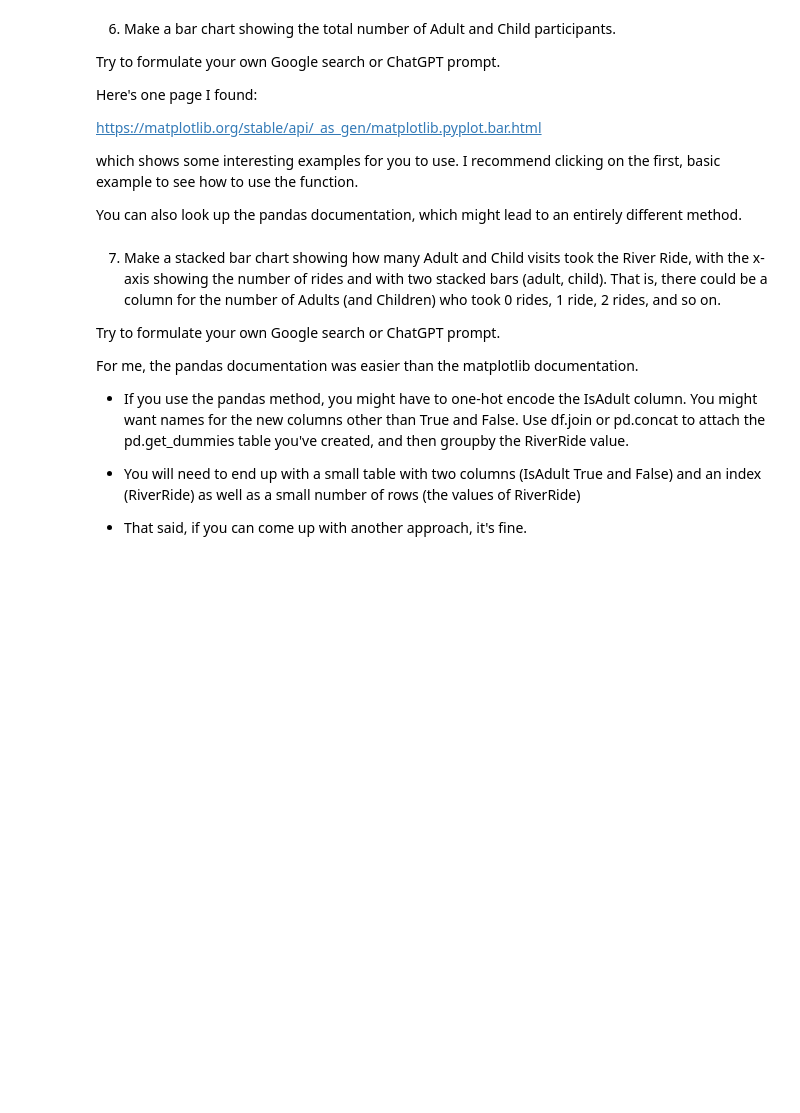
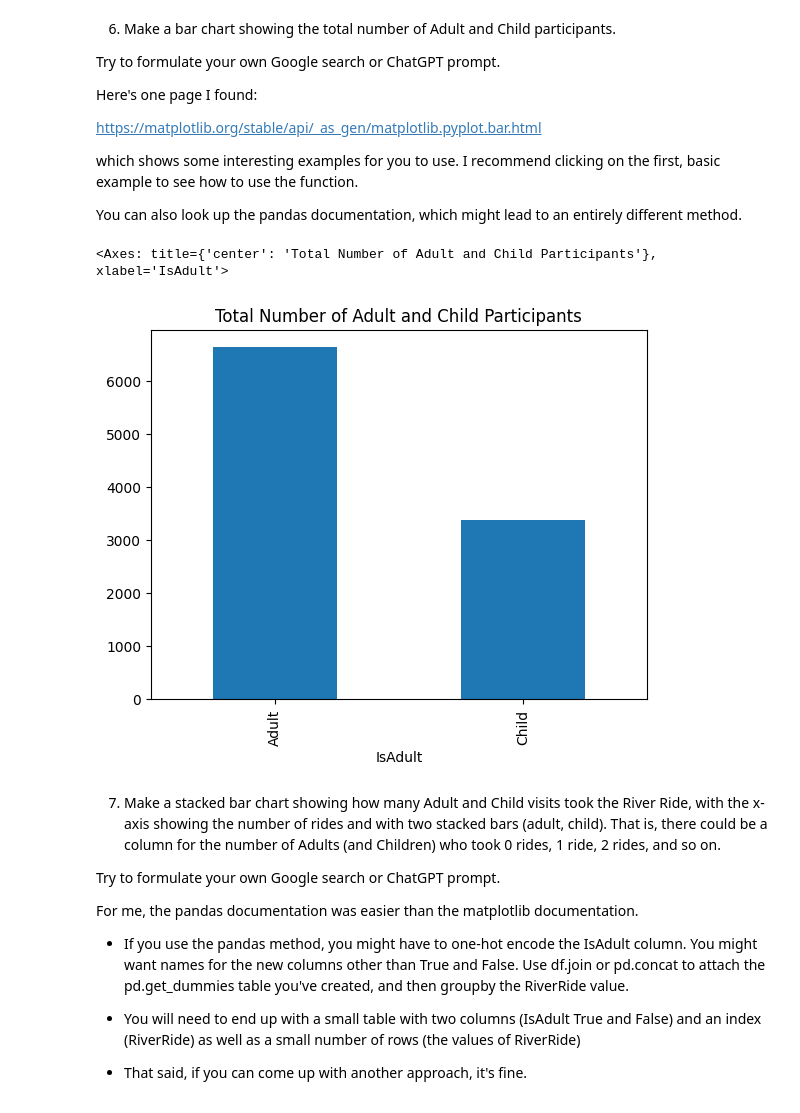
Before and after one commit to Ian123Ian595/Module-B-semester-2, a Jupyter notebook: Week3.ipynb, the cells around one changed output. Drawn from its saved outputs; the diff is of its cells as text; code cells hidden in the pictures; blank space fills up the shorter version.

```diff
--- a/Week3.ipynb
+++ b/Week3.ipynb
@@ -159,6 +311,11 @@ https://matplotlib.org/stable/api/_as_gen/matplotlib.pyplot.bar.html
 which shows some interesting examples for you to use.  I recommend clicking on the first, basic example to see how to use the function.
 
 You can also look up the pandas documentation, which might lead to an entirely different method.
+# %%
+df["IsAdult"].value_counts().rename({True: "Adult", False: "Child"}).plot.bar(title="Total Number of Adult and Child Participants")
+# %% [output]
+<Axes: title={'center': 'Total Number of Adult and Child Participants'}, xlabel='IsAdult'>
+[figure, added]
 # %% [markdown]
 7. Make a stacked bar chart showing how many Adult and Child visits took the River Ride, with the x-axis showing the number of rides and with two stacked bars (adult, child).  That is, there could be a column for the number of Adults (and Children) who took 0 rides, 1 ride, 2 rides, and so on.
 
```
Also changed, not shown: parts of 21 cells of this notebook, 1 other file.
